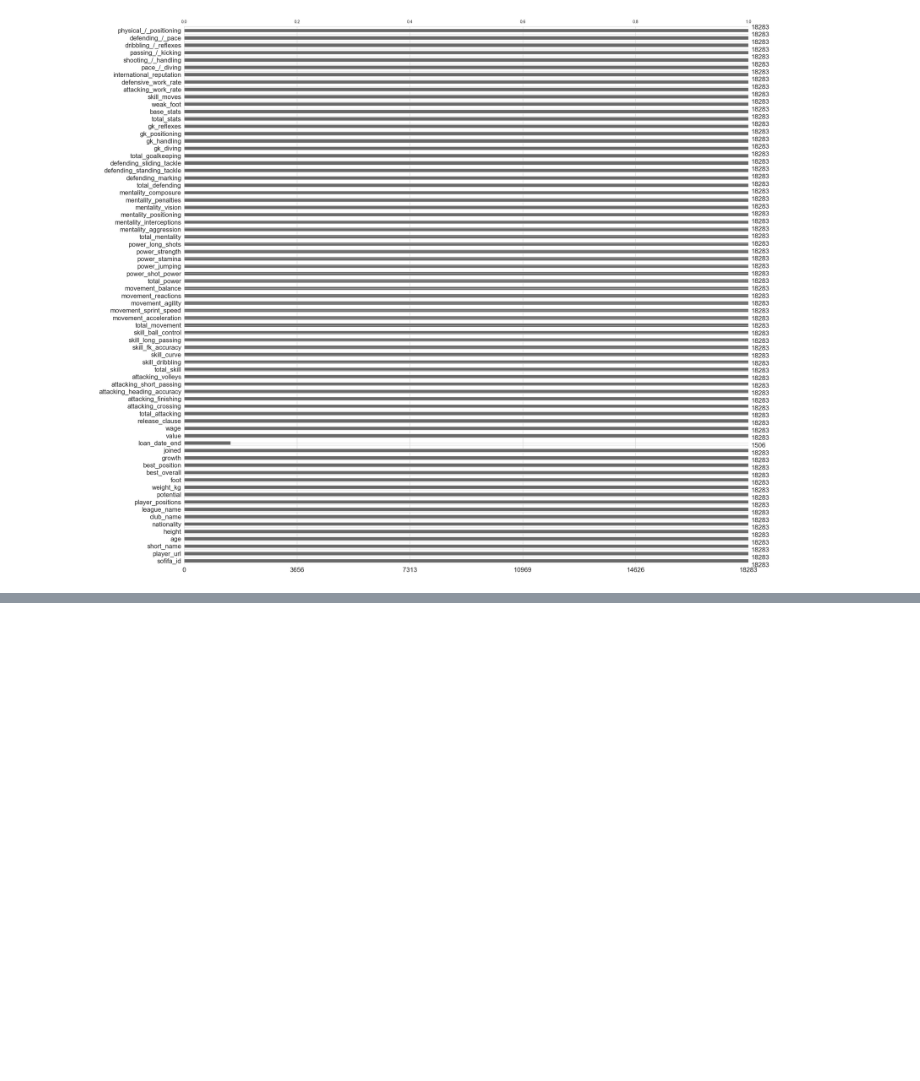
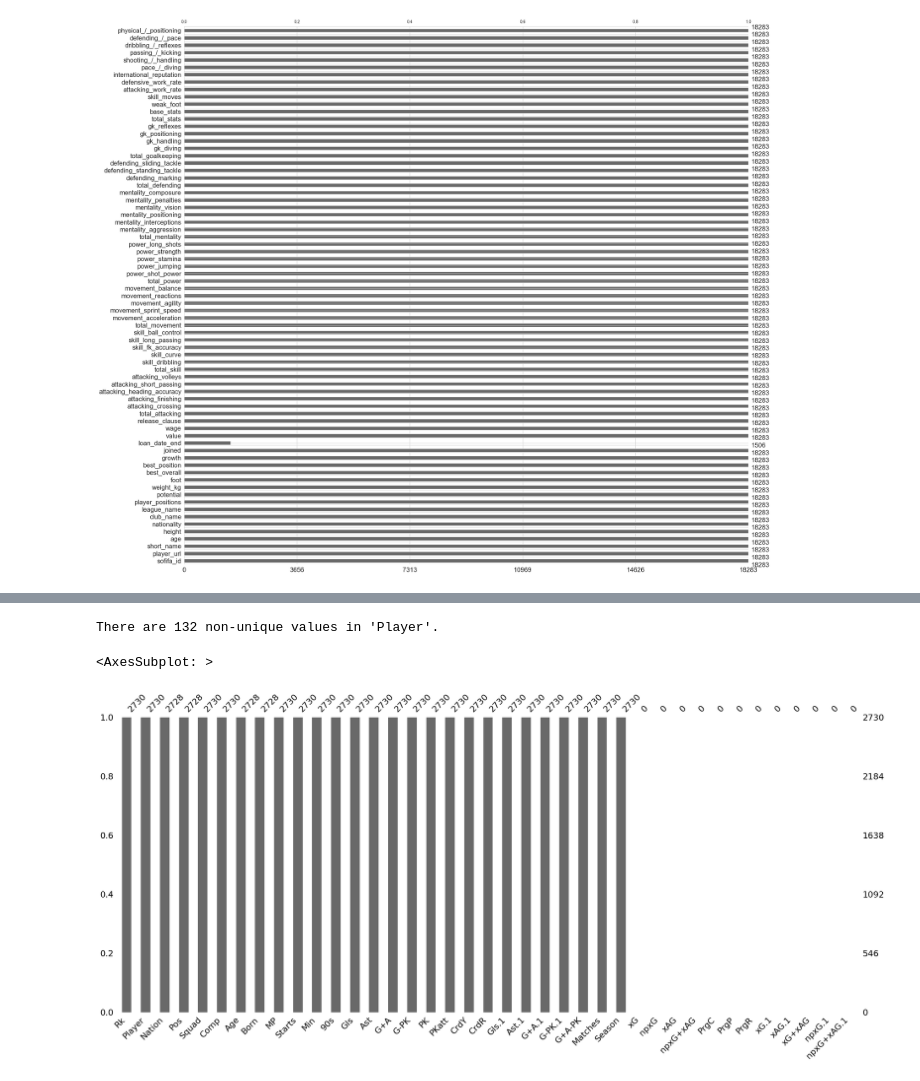
Before and after one commit to Aymenbouhou10/QuadraticFoot, a Jupyter notebook: Notebooks/Audite de la qualité de la donnée.ipynb, the cells around one changed output, grey strips where cells are left out. Saved outputs shown, nothing was run; the diff lists cells and outputs as text; code cells hidden in the pictures; blank space fills up the shorter version.

```diff
--- a/Notebooks/Audite de la qualité de la donnée.ipynb
+++ b/Notebooks/Audite de la qualité de la donnée.ipynb
@@ -22,32 +20,12 @@ path = 'C:/Users/AymenBouhou/Desktop/QuadraticFoot/Data/Fifa/2017.csv'
 # %%
-years_list = [str(year) for year in range(2017, 2024)]
+path = 'C:/Users/AymenBouhou/Desktop/QuadraticFoot/Data/Fifa/2023.csv'
 
-for i in years_list:
-    df+i
+chunk_size = 1000
+df = pd.DataFrame()
+for chunk in pd.read_csv(path, chunksize=chunk_size):
+    df = pd.concat([df, chunk])
 
-# Determine the column to compare across the datasets
-column_to_compare = 'column_name'
-
-# Determine the list of columns to include in the table
-columns_to_include = []
-for df in [df_2017, df_2018, df_2019, df_2020, df_2021]:
-    if not df[column_to_compare].isnull().all():
-        columns_to_include.append(column_to_compare)
-
-# Create the table DataFrame
-table_data = []
-for df, df_name in zip([df_2017, df_2018, df_2019, df_2020, df_2021], ['2017', '2018', '2019', '2020', '2021']):
-    row_data = {}
-    for col in columns_to_include:
-        if df[col].isnull().all():
-            row_data[col] = 'X'
-        else:
-            row_data[col] = ''
-    table_data.append(row_data)
-table = pd.DataFrame(table_data, index=['2017', '2018', '2019', '2020', '2021'])
-
-# Print the table
-print(table)
+pd.set_option('display.max_columns', None)
 # %%
 df.head()
 # %% [output]
@@ -175,0 +146,9 @@ os.path.splitext(path)[0]+'_1.csv'
+# %%
+path = 'C:/Users/AymenBouhou/Desktop/QuadraticFoot/Data/Fbref/2016-2017.csv'
+# %%
+chunk_size = 1000
+df = pd.DataFrame()
+for chunk in pd.read_csv(path, chunksize=chunk_size):
+    df = pd.concat([df, chunk])
+
+pd.set_option('display.max_columns', None)
@@ -175,0 +164,14 @@ os.path.splitext(path)[0]+'_1.csv'
+# %%
+
+# Count the number of non-unique values in 'col1'
+non_unique_count = len(df) - df['Player'].nunique()
+
+# Print the result
+print(f"There are {non_unique_count} non-unique values in 'Player'.")
+# %% [output]
+There are 132 non-unique values in 'Player'.
+# %%
+msno.bar(df)
+# %% [output]
+<AxesSubplot: >
+[figure, added]
```
Also changed, not shown: parts of 14 cells of this notebook, 1 other file.
